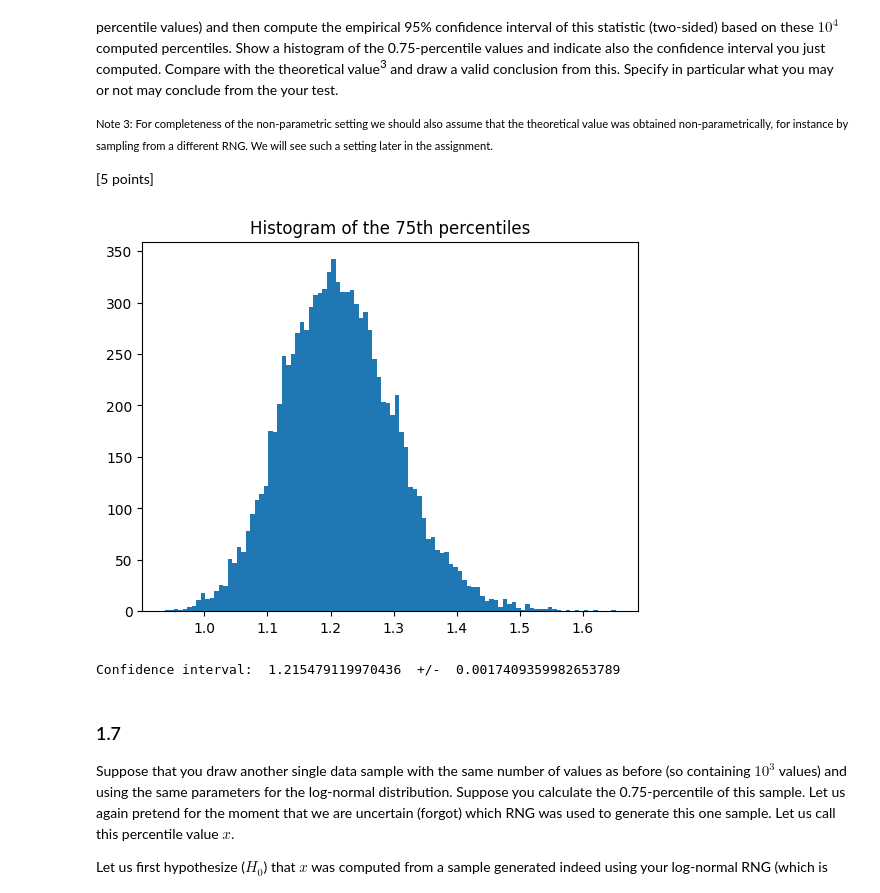
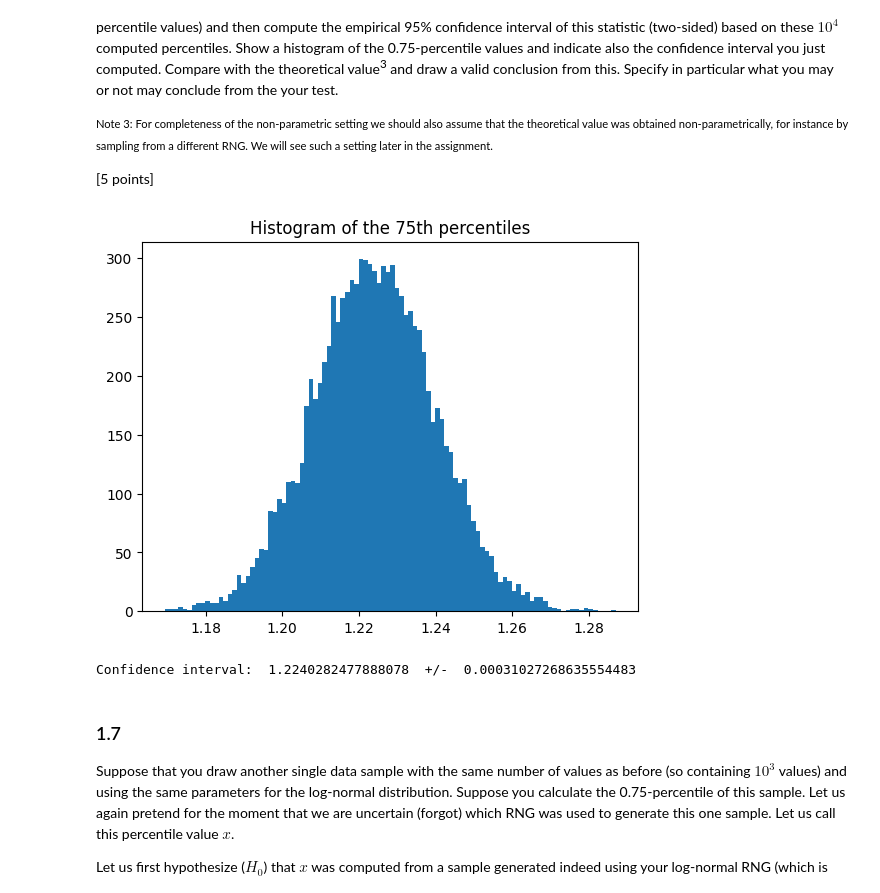
Before and after one commit to J0bster/sda_week2, a Jupyter notebook: SDA_Assignment_#2.ipynb, the cells around one changed output. Cells and saved outputs as stored; diff of their text form; code cells hidden in the pictures.

```diff
--- a/SDA_Assignment_#2.ipynb
+++ b/SDA_Assignment_#2.ipynb
@@ -172,27 +171,26 @@ Compare with the theoretical value<sup>3</sup> and draw a valid conclusion from
 
 [5 points]
 # %%
-# YOUR CODE HERE
 def simulate():
     values =[]
     for _ in range(10**4):
-        values.append([randlognorm(MU, SIGMA) for _ in range(10*3)])
+        values.append([randlognorm(MU, SIGMA) for _ in range(10**3)])
     return values
 
 values = simulate()
 
 percentiles = [percentile(v, 0.75) for v in values]
 
 confidence_interval = 1.960 * (np.std(percentiles)/np.sqrt(len(percentiles)))
 
 plt.hist(percentiles, 100)
 plt.title("Histogram of the 75th percentiles")
 plt.show()
 
 print("Confidence interval: ", np.mean(percentiles), " +/- ", confidence_interval)
 # %% [output]
-[figure, old version]
+[figure, new version]
-Confidence interval:  1.215479119970436  +/-  0.0017409359982653789
+Confidence interval:  1.2240282477888078  +/-  0.00031027268635554483
 # %% [markdown]
 ### 1.7
 
```
Also changed, not shown: parts of 6 cells of this notebook.
